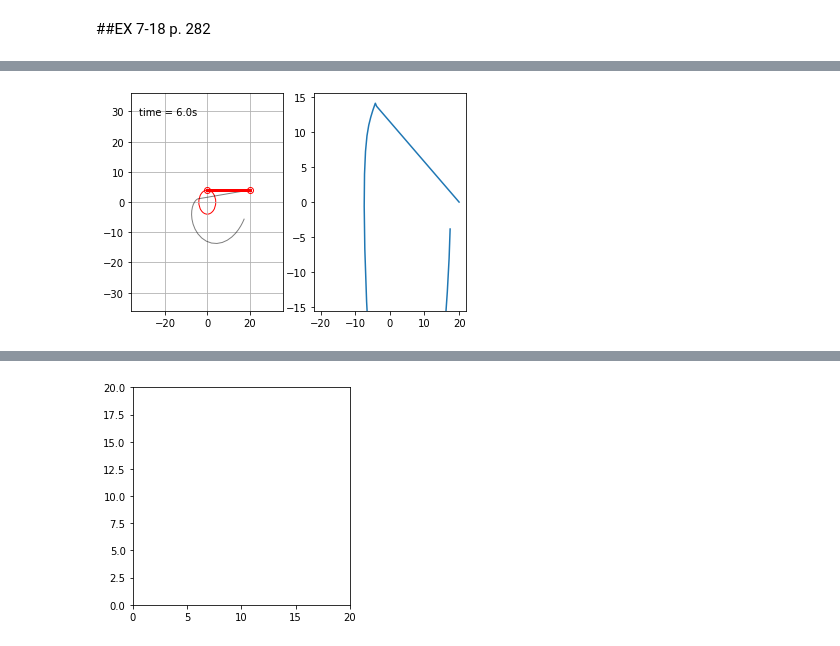
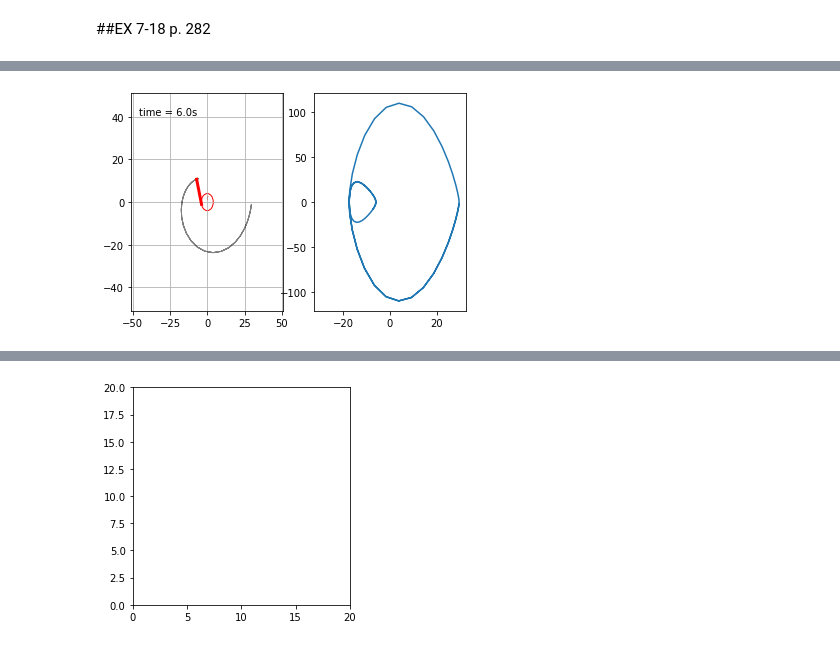
Before and after one commit to Dcal-dev/For-Study, a Jupyter notebook: For_Study_Dynamics.ipynb, the cells around one changed output, grey strips where cells are left out. Saved outputs shown, nothing was run; the diff lists cells and outputs as text; code cells hidden in the pictures.

```diff
--- a/For_Study_Dynamics.ipynb
+++ b/For_Study_Dynamics.ipynb
@@ -1186,9 +1119,9 @@ import matplotlib.animation as animation
 ### Initial condition ###
 G=9.8
 R=4     #강체의 반지름
-l=20    #줄의 길이
+l=30    #줄의 길이
 
-theta=30#초기 줄의 각도
+theta=9.8 #초기 줄의 각도
 omega=0 #initial angular velocity
 
 ### state ###
@@ -1212,6 +1145,7 @@ y0=R*cos(T[:,0])
 x=R*sin(T[:,0])+(l-R*T[:,0])*cos(T[:,0])
 y=R*cos(T[:,0])-(l-R*T[:,0])*sin(T[:,0])
 
+the=90-T[:,0]
 
 dx=R*T[:,0]*T[:,1]*sin(T[:,0])-l*T[:,1]*sin(T[:,0])
 dy=R*T[:,0]*T[:,1]*cos(T[:,0])-l*T[:,1]*cos(T[:,0])
@@ -1222,52 +1156,62 @@ fig = plt.figure()
 ax = fig.add_subplot(121, autoscale_on=False, xlim=(-(R+l)*1.5, (R+l)*1.5),
                      ylim=(-(R+l)*1.5, (R+l)*1.5))
 ax.grid()
+ARC_C=ax.add_patch(Arc((0,0),R,R,theta1=90-theta,theta2=90, edgecolor='r', lw=3))
+ARC=ax.add_patch(ARC_C)
 
 ax2 = fig.add_subplot(122,xlim=(-MAXx*1.1, MAXx*1.1), ylim=(-MAXdx*1.1, MAXdx*1.1))
 cache, = ax.plot([], [],'k',lw=1,alpha=0.5)
 circle=plt.Circle((0,0),R,color='r',fill=False)
 ax.add_artist(circle)
 
-line, = ax.plot([], [], 'ro-', lw=3,markerfacecolor="None")
+
+
+
+line, = ax.plot([], [], 'r', lw=3,markerfacecolor="None")
 line2, = ax2.plot([],[])
+
 time_template = 'time = %.1fs'
 time_text = ax.text(0.05, 0.9, '', transform=ax.transAxes)
 
 def init():
     line.set_data([], [])
     time_text.set_text('')
-    return line, time_text
+    ARC_C=ax.add_patch(Arc((0,0),R,R,theta1=90-theta,theta2=90, edgecolor='r', lw=3))
+    ARC=ax.add_patch(ARC_C)
+    return line,ARC, time_text
 
 X=[]
 dXdt=[]
 
 CX=[]
 CY=[]
 
 inte=[]
 def animate(i):
-    global inte
+
     thisx = [x0[i], x[i]]
     thisy = [y0[i], y[i]]
 
 
     line.set_data(thisx, thisy)
     time_text.set_text(time_template % (i*dt))
     X.append(x[i])
     CX.append(x[i])
 
+    ARC_C=ax.add_patch(Arc((0,0),R,R,theta1=the[i],theta2=90, edgecolor='r', lw=3))
+    ARC=ax.add_patch(ARC_C)
 
 
     CY.append(y[i])
     dXdt.append(dx[i])
     line2.set_data(X,dXdt)
     cache.set_data(CX,CY)
-    return line,line2, cache, time_text
+    return line,line2, cache, ARC, time_text
 
 ani = animation.FuncAnimation(fig, animate, np.arange(1, len(T)),
                               interval=dt*1000/3, blit=True, init_func=init)
 
 HTML(ani.to_html5_video())
 # %% [output]
 [interactive output not drawn]
-[figure, old version]
+[figure, new version]
```
Also changed, not shown: parts of 8 cells of this notebook.
